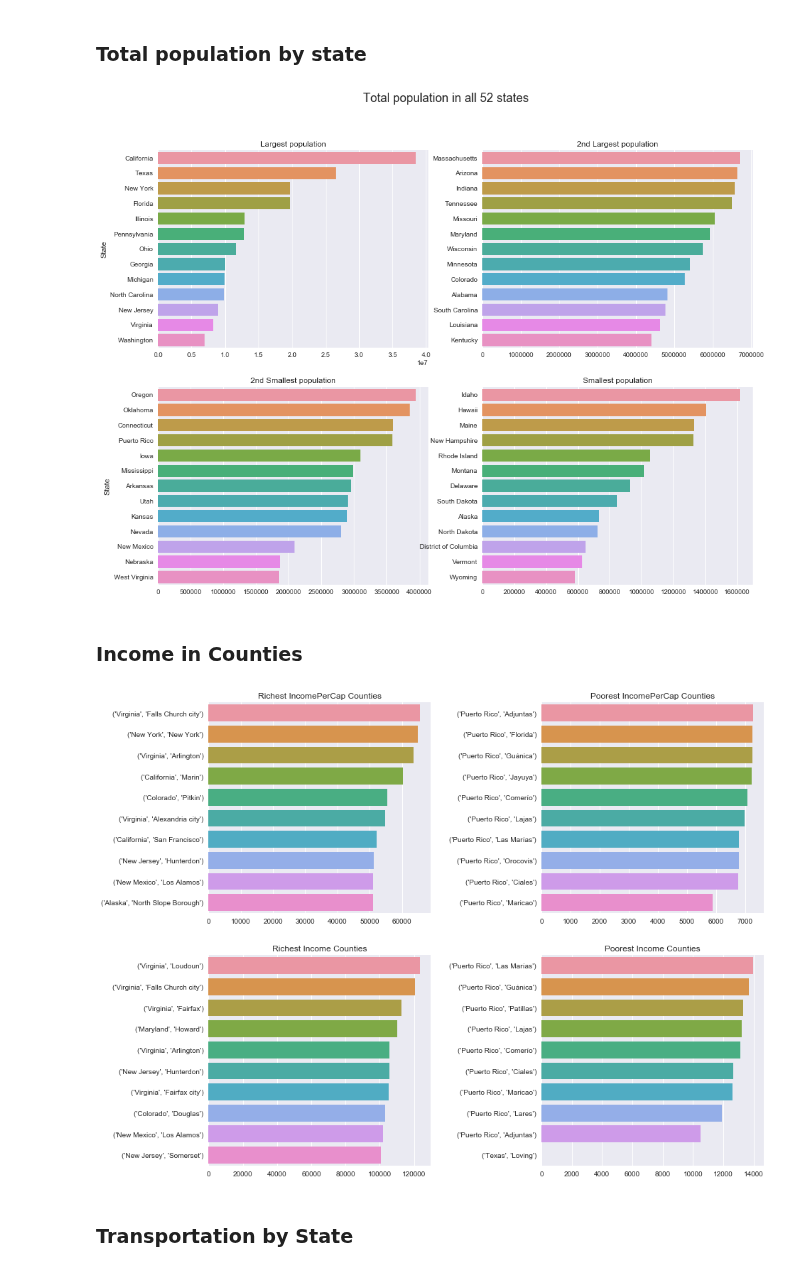
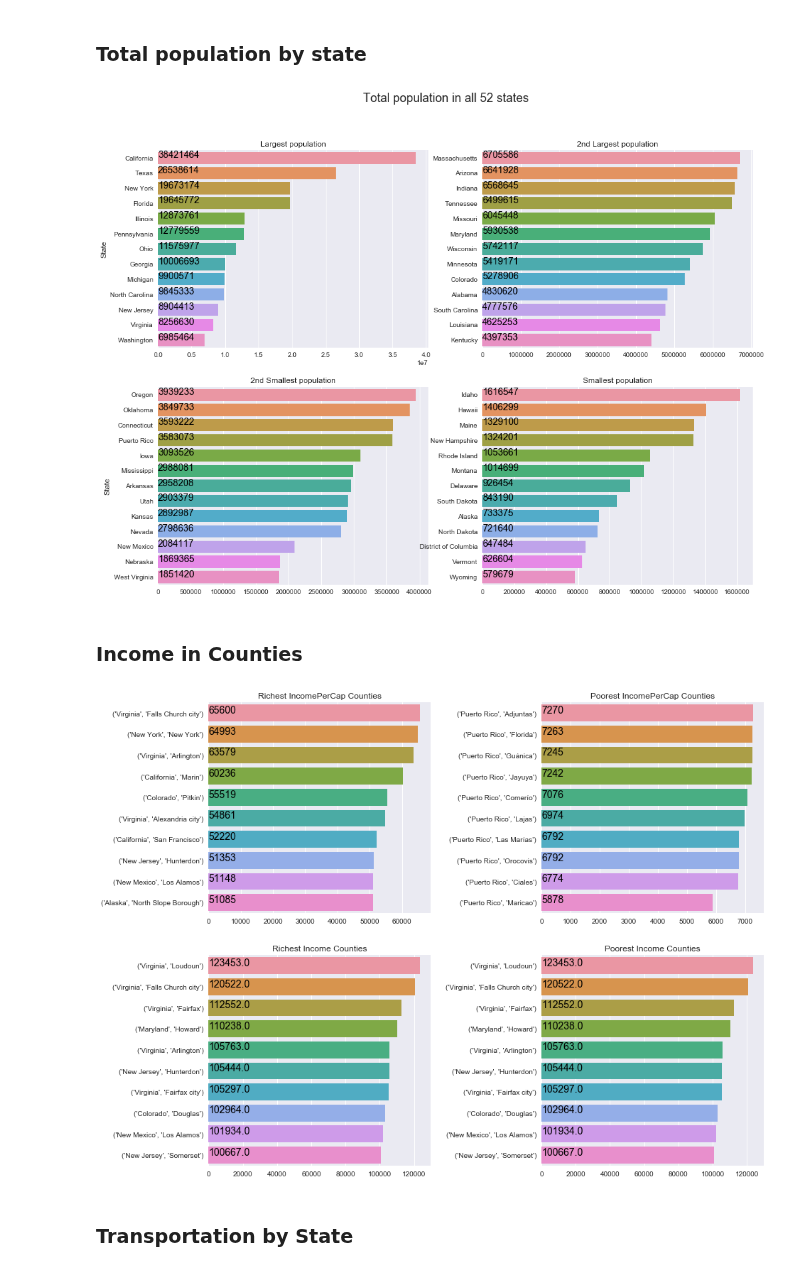
Before and after one commit to pstetz/Kaggle, a Jupyter notebook: in_progress/census/state_focus.ipynb, the cells around one changed output. Cells and saved outputs as stored; diff of their text form; code cells hidden in the pictures.

```diff
--- a/in_progress/census/state_focus.ipynb
+++ b/in_progress/census/state_focus.ipynb
@@ -29,3 +31,14 @@ sns.set()
+# %%
+def pretty_bar(data, ax, xlabel=None, ylabel=None, title=None, int_text=False):
+    fig = sns.barplot(data.values, data.index, ax=ax)
+    for i, v in enumerate(data.values):
+        if int_text:
+            ax.text(0.8,i,int(v),color='k',fontsize=14)
+        else:
+            ax.text(0.8,i,v,color='k',fontsize=14)
+    ylabel != None and fig.set(ylabel=ylabel)
+    xlabel != None and fig.set(xlabel=xlabel)
+    title != None and fig.set(title=title)
 # %% [markdown]
 ### Load data
 # %%
@@ -67,39 +80,31 @@ fig.suptitle("Total population in all 52 states", fontsize=18)
 
 state_pops = census.groupby("State")["TotalPop"].sum().sort_values(ascending=False)
 
-data = state_pops.head(13)
-sns.barplot(x=data.values, y=data.index, ax=axarr[0][0]).set(title="Largest population")
+pretty_bar(state_pops.head(13), axarr[0][0], title="Largest population")
 
-data = state_pops.iloc[13:26]
-sns.barplot(x=data.values, y=data.index, ax=axarr[0][1]).set(title="2nd Largest population", ylabel="")
+pretty_bar(state_pops.iloc[13:26], axarr[0][1], title="2nd Largest population", ylabel="")
 
-data = state_pops.iloc[26:39]
-sns.barplot(x=data.values, y=data.index, ax=axarr[1][0]).set(title="2nd Smallest population")
+pretty_bar(state_pops.iloc[26:39], axarr[1][0], title="2nd Smallest population")
 
-data = state_pops.tail(13)
-_ = sns.barplot(x=data.values, y=data.index, ax=axarr[1][1]).set(title="Smallest population", ylabel="")
+pretty_bar(state_pops.tail(13), axarr[1][1], title="Smallest population", ylabel="")
 # %% [output]
-[figure, old version]
+[figure, new version]
 # %% [markdown]
 ### Income in Counties
 # %%
 fig, axarr = plt.subplots(2, 2, figsize=(14,12))
 fig.subplots_adjust(wspace=0.5)
 
 county_income_per_cap = census.groupby(["State", "County"])["IncomePerCap"].median().sort_values(ascending=False)
 county_income = census.groupby(["State", "County"])["Income"].median().sort_values(ascending=False)
 
-data = county_income_per_cap.head(10)
-sns.barplot(x=data.values, y=data.index, ax=axarr[0][0]).set(title="Richest IncomePerCap Counties")
-data = county_income_per_cap.tail(10)
-sns.barplot(x=data.values, y=data.index, ax=axarr[0][1]).set(title="Poorest IncomePerCap Counties", ylabel="")
+pretty_bar(county_income_per_cap.head(10), axarr[0][0], title="Richest IncomePerCap Counties")
+pretty_bar(county_income_per_cap.tail(10), axarr[0][1], title="Poorest IncomePerCap Counties", ylabel="")
 
-data = county_income.head(10)
-sns.barplot(x=data.values, y=data.index, ax=axarr[1][0]).set(title="Richest Income Counties")
-data = county_income.tail(10)
-_ = sns.barplot(x=data.values, y=data.index, ax=axarr[1][1]).set(title="Poorest Income Counties", ylabel="")
+pretty_bar(county_income.head(10), axarr[1][0], title="Richest Income Counties")
+pretty_bar(county_income.head(10), axarr[1][1], title="Poorest Income Counties", ylabel="")
 # %% [output]
-[figure, old version]
+[figure, new version]
 # %% [markdown]
 ### Transportation by State
 # %%
```
Also changed, not shown: parts of 6 cells of this notebook.
